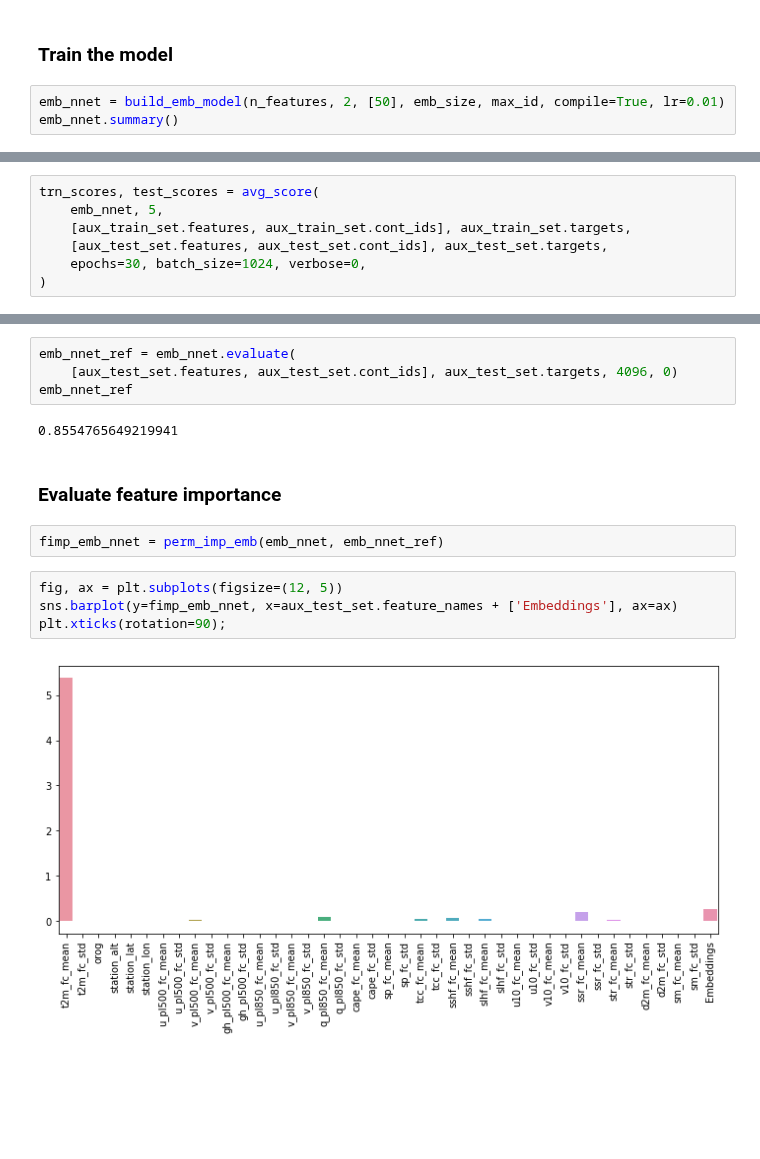
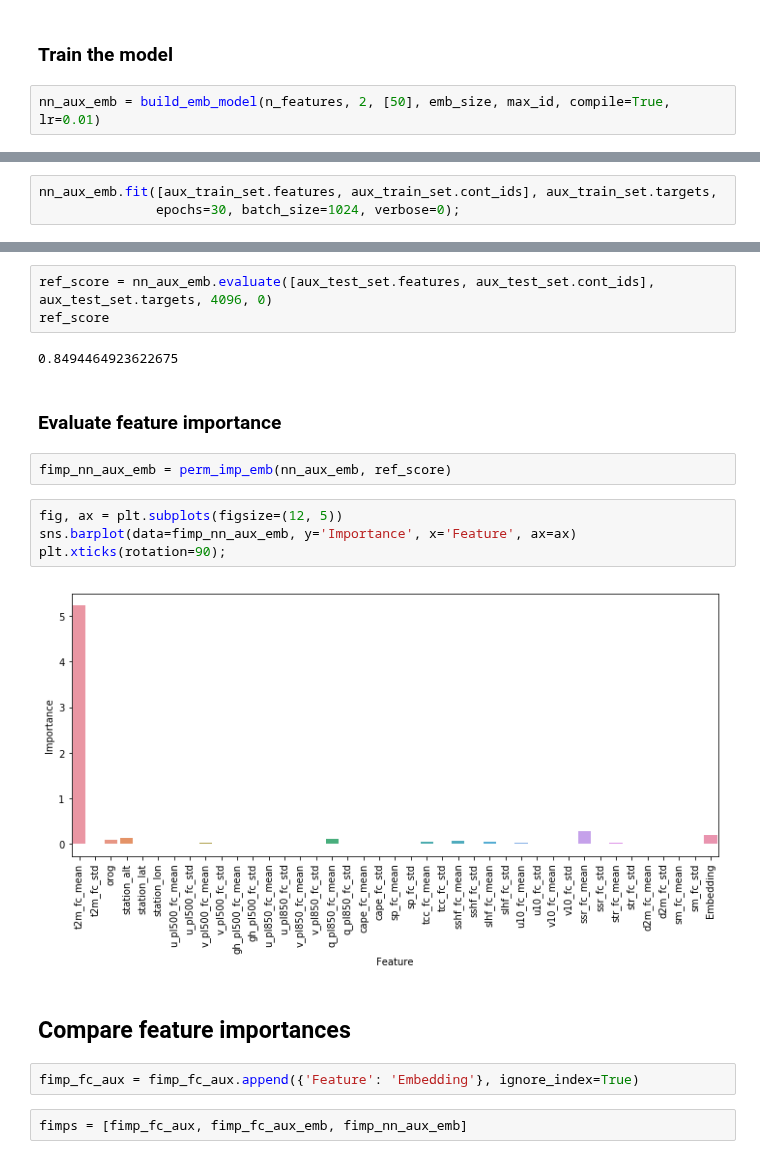
Before and after one commit to slerch/ppnn, a Jupyter notebook: nn_postprocessing/notebooks/feature_importance.ipynb, the cells around one changed output, grey strips where cells are left out. Saved outputs shown, nothing was run; the diff lists cells and outputs as text; blank space fills up the shorter version.

```diff
--- a/nn_postprocessing/notebooks/feature_importance.ipynb
+++ b/nn_postprocessing/notebooks/feature_importance.ipynb
@@ -293,5 +124,4 @@ This is our best configuration for one year of data.
 # %% [markdown]
 ### Train the model
 # %%
-emb_nnet = build_emb_model(n_features, 2, [50], emb_size, max_id, compile=True, lr=0.01)
-emb_nnet.summary()
+nn_aux_emb = build_emb_model(n_features, 2, [50], emb_size, max_id, compile=True, lr=0.01)
@@ -316,7 +128,3 @@ ________________________________________________________________________________
 # %%
-trn_scores, test_scores = avg_score(
-    emb_nnet, 5,
-    [aux_train_set.features, aux_train_set.cont_ids], aux_train_set.targets,
-    [aux_test_set.features, aux_test_set.cont_ids], aux_test_set.targets,
-    epochs=30, batch_size=1024, verbose=0,
-)
+nn_aux_emb.fit([aux_train_set.features, aux_train_set.cont_ids], aux_train_set.targets,
+               epochs=30, batch_size=1024, verbose=0);
@@ -352,16 +131,21 @@ test_scores
 # %%
-emb_nnet_ref = emb_nnet.evaluate(
-    [aux_test_set.features, aux_test_set.cont_ids], aux_test_set.targets, 4096, 0)
-emb_nnet_ref
+ref_score = nn_aux_emb.evaluate([aux_test_set.features, aux_test_set.cont_ids], aux_test_set.targets, 4096, 0)
+ref_score
 # %% [output]
-0.8554765649219941
+0.8494464923622675
 # %% [markdown]
 ### Evaluate feature importance
-# %%
-fimp_emb_nnet = perm_imp_emb(emb_nnet, emb_nnet_ref)
+# %%
+fimp_nn_aux_emb = perm_imp_emb(nn_aux_emb, ref_score)
 # %%
 fig, ax = plt.subplots(figsize=(12, 5))
-sns.barplot(y=fimp_emb_nnet, x=aux_test_set.feature_names + ['Embeddings'], ax=ax)
+sns.barplot(data=fimp_nn_aux_emb, y='Importance', x='Feature', ax=ax)
 plt.xticks(rotation=90);
 # %% [output]
-[figure, old version]
+[figure, new version]
+# %% [markdown]
+## Compare feature importances
+# %%
+fimp_fc_aux = fimp_fc_aux.append({'Feature': 'Embedding'}, ignore_index=True)
+# %%
+fimps = [fimp_fc_aux, fimp_fc_aux_emb, fimp_nn_aux_emb]
```
Also changed, not shown: parts of 65 cells of this notebook, 2 other files.
